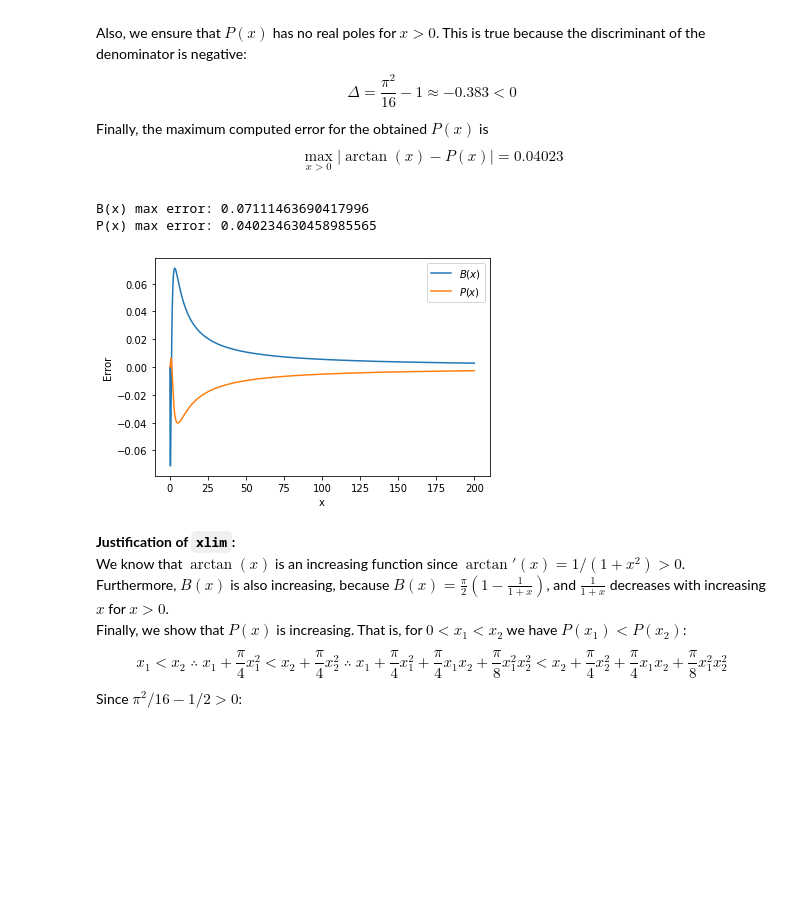
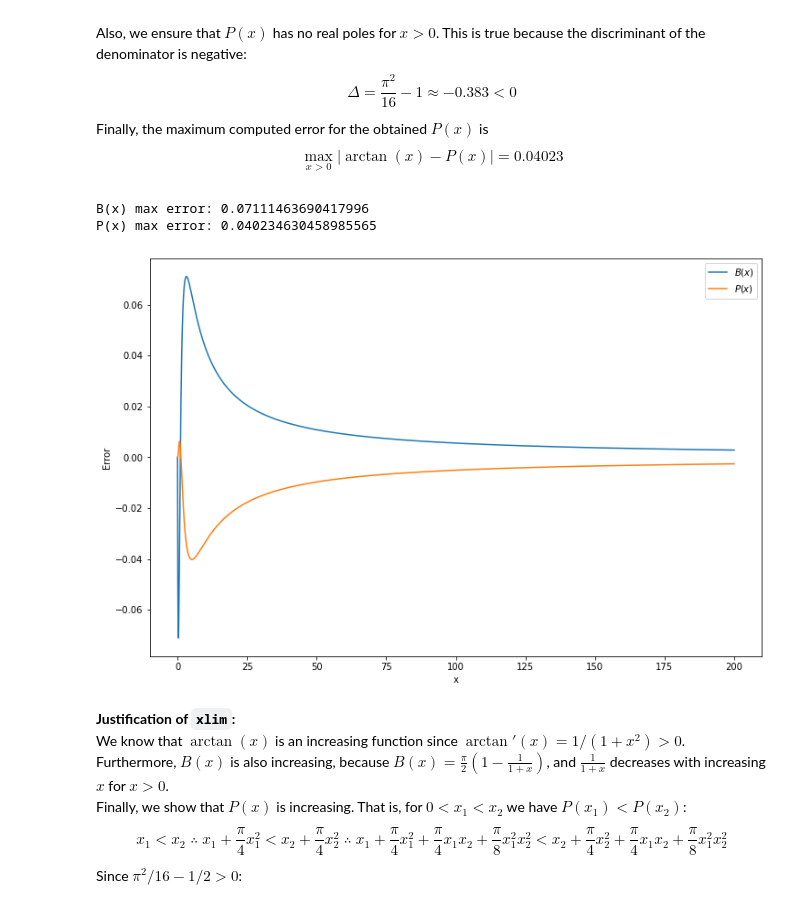
Before and after one commit to jwu277/math406-hw1, a Jupyter notebook: assi1.ipynb, the cells around one changed output. Drawn from its saved outputs; the diff is of its cells as text; code cells hidden in the pictures; blank space fills up the shorter version.

```diff
--- a/assi1.ipynb
+++ b/assi1.ipynb
@@ -256,0 +283,13 @@ $$\boxed{C = \frac{1}{3072} \approx 3.255 \times 10^{-4}}$$
+# %%
+## Parameters ##
+
+h = 1e-3
+xi = np.array([0.03806, 0.30866, 0.69134, 0.96194]) * h
+N = 1000 # number of points to sample at
+# %%
+## Calculations ##
+
+f = lambda x: np.power(x, 4) / 24
+x = np.linspace(0, h, N)
+
+print(f'Maximum interpolation error / h^4: {np.max(abs(f(x) - interp(f, x, xi))) / h ** 4:.3e}')
@@ -272,0 +316,13 @@ $$\boxed{C = \frac{3 - 2\sqrt{2}}{384} \approx 4.468 \times 10^{-4}}$$
+# %%
+## Parameters ##
+
+h = 1e-3
+xi = np.array([0, 0.29289, 0.70711, 1]) * h
+N = 1000 # number of points to sample at
+# %%
+## Calculations ##
+
+f = lambda x: np.power(x, 4) / 24
+x = np.linspace(0, h, N)
+
+print(f'Maximum interpolation error / h^4: {np.max(abs(f(x) - interp(f, x, xi))) / h ** 4:.3e}')
@@ -318,25 +376,25 @@ def P(x):
 
     return (c0 + c1 * x + c2 * x * x) / (1 + a1 * x + a2 * x * x)
 # %%
-fig, ax = plt.subplots(figsize=(6,4))
+fig, ax = plt.subplots(figsize=(12,8))
 
 x = np.linspace(0, xlim, npts)
 e1 = np.arctan(x) - B(x)
 e2 = np.arctan(x) - P(x)
 
 ax.plot(x, e1, label='$B(x)$')
 print(f'B(x) max error: {np.max(np.abs(e1))}')
 ax.plot(x, e2, label='$P(x)$')
 print(f'P(x) max error: {np.max(np.abs(e2))}')
 
 ax.set_xlabel('x')
 ax.set_ylabel('Error')
 ax.legend()
 plt.show()
 # %% [output]
 B(x) max error: 0.07111463690417996
 P(x) max error: 0.040234630458985565
-[figure, old version]
+[figure, new version]
 # %% [markdown]
 **Justification of `xlim`:** \
 We know that $\arctan(x)$ is an increasing function since $\arctan'(x) = 1/(1 + x^2) > 0$. Furthermore, $B(x)$ is also increasing, because $B(x) = \frac{\pi}{2} \left(1 - \frac{1}{1 + x}\right)$, and $\frac{1}{1 + x}$ decreases with increasing $x$ for $x > 0$.\
```
Also changed, not shown: parts of 42 cells of this notebook, 1 other file.
